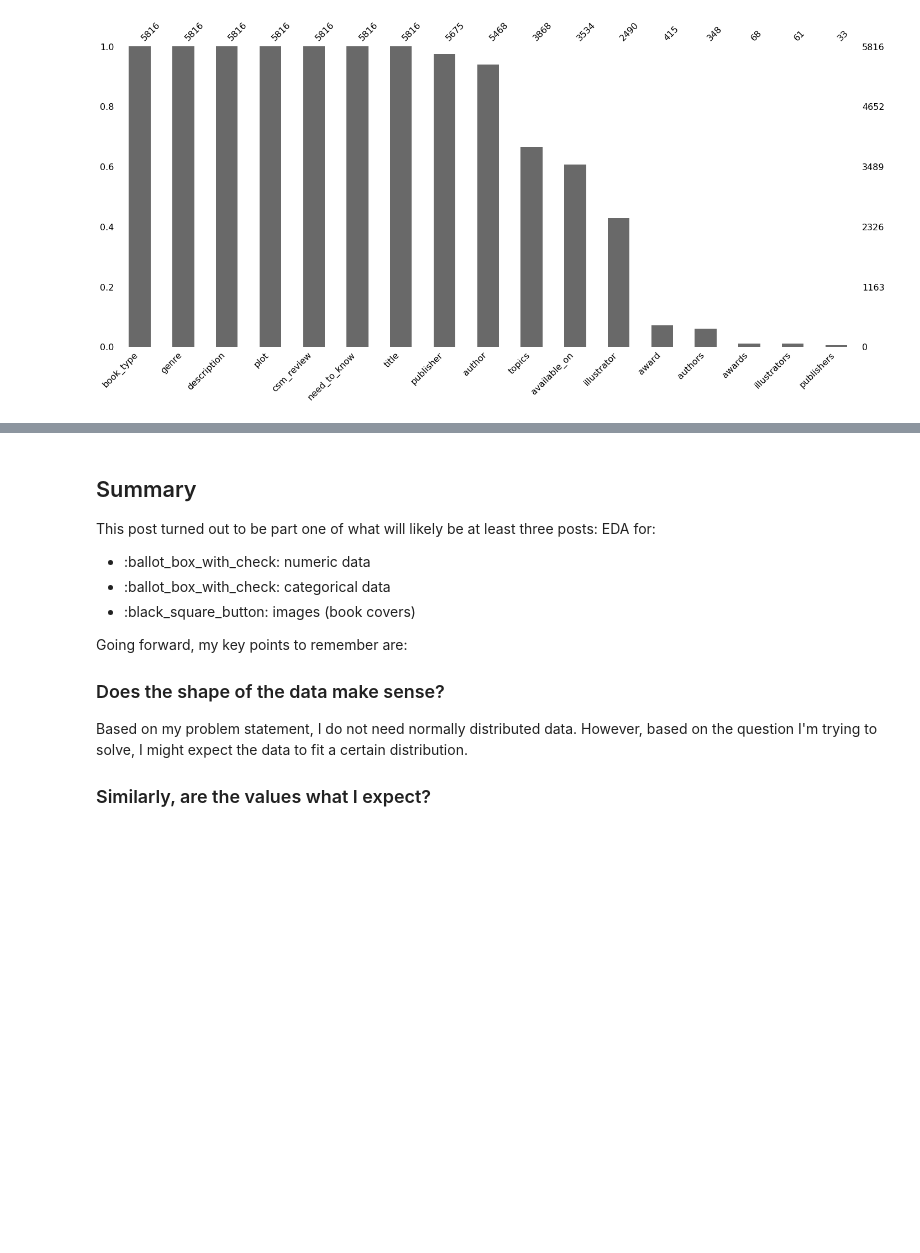
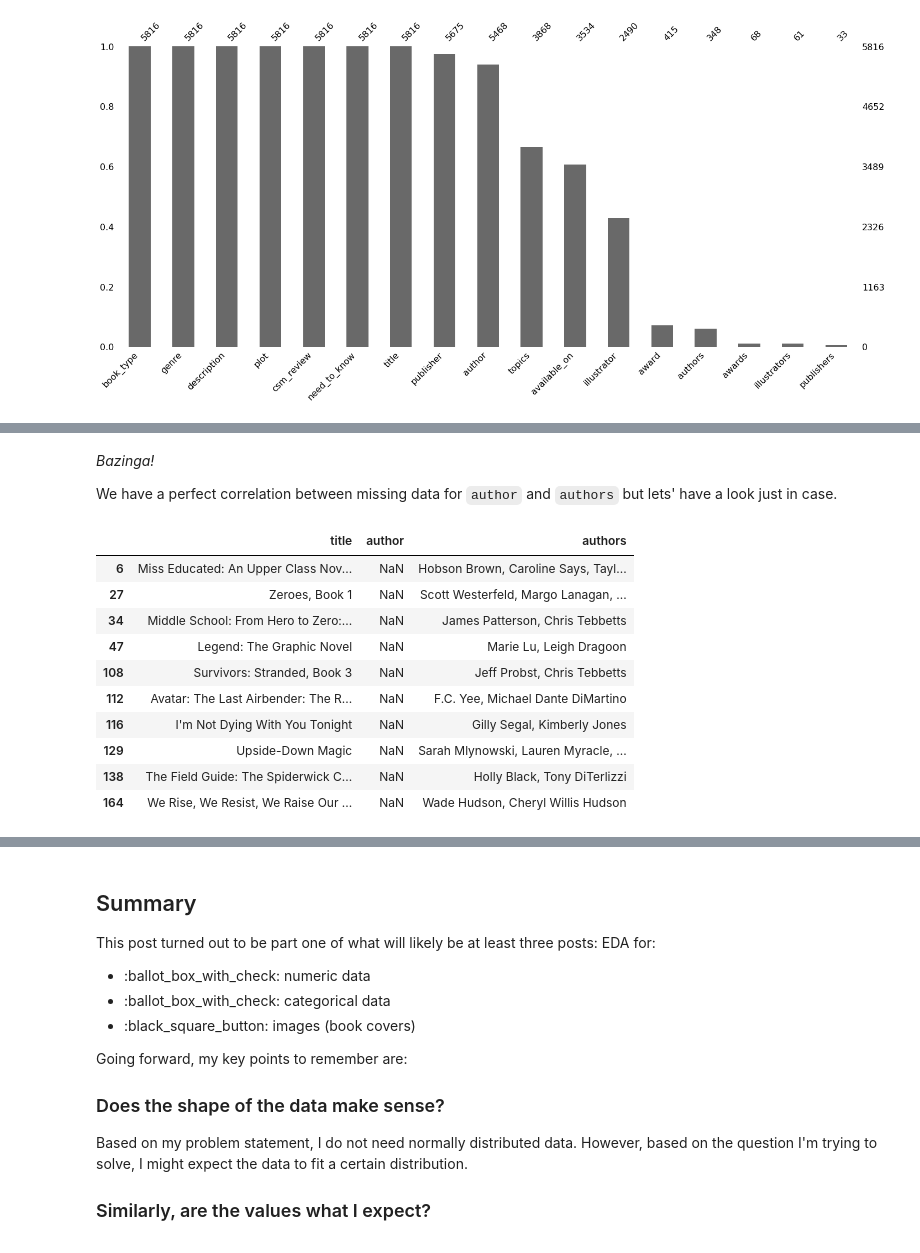
Before and after one commit to educatorsRlearners/an-a-z-of-machine-learning, a Jupyter notebook: _notebooks/2020-06-22-e-is-for-eda.ipynb, the cells around one changed output, grey strips where cells are left out. Saved outputs shown, nothing was run; the diff lists cells and outputs as text; code cells hidden in the pictures; blank space fills up the shorter version.

```diff
--- a/_notebooks/2020-06-22-e-is-for-eda.ipynb
+++ b/_notebooks/2020-06-22-e-is-for-eda.ipynb
@@ -215,0 +223,18 @@ msno.bar(df_text,
+# %% [markdown]
+*Bazinga!*
+
+We have a perfect correlation between missing data for `author` and `authors` but lets' have a look just in case.
+# %%
+df_text.loc[df_text['author'].isna() & df_text["authors"].notna(), ['title', 'author', 'authors']].head(10)
+# %% [output]
+|  | title | author | authors |
+| 6 | Miss Educated: An Upper Class Nov... | NaN | Hobson Brown, Caroline Says, Tayl... |
+| 27 | Zeroes, Book 1 | NaN | Scott Westerfeld, Margo Lanagan, ... |
+| 34 | Middle School: From Hero to Zero:... | NaN | James Patterson, Chris Tebbetts |
+| 47 | Legend: The Graphic Novel | NaN | Marie Lu, Leigh Dragoon |
+| 108 | Survivors: Stranded, Book 3 | NaN | Jeff Probst, Chris Tebbetts |
+| 112 | Avatar: The Last Airbender: The R... | NaN | F.C. Yee, Michael Dante DiMartino |
+| 116 | I'm Not Dying With You Tonight | NaN | Gilly Segal, Kimberly Jones |
+| 129 | Upside-Down Magic | NaN | Sarah Mlynowski, Lauren Myracle, ... |
+| 138 | The Field Guide: The Spiderwick C... | NaN | Holly Black, Tony DiTerlizzi |
+| 164 | We Rise, We Resist, We Raise Our ... | NaN | Wade Hudson, Cheryl Willis Hudson |
```
Also changed, not shown: parts of 7 cells of this notebook.
